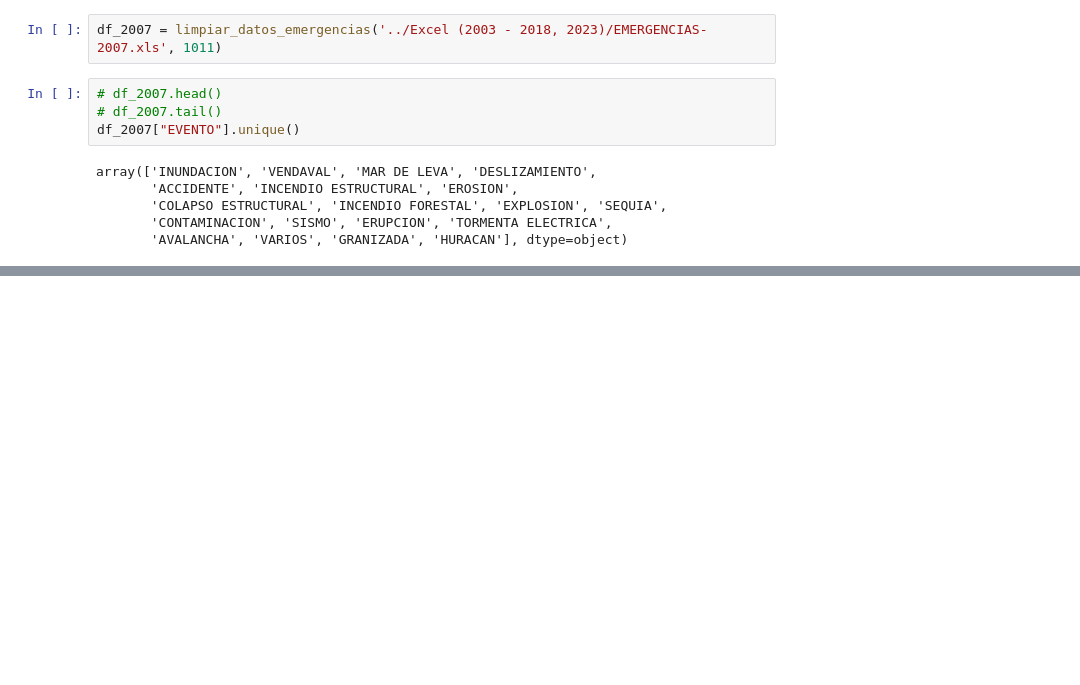
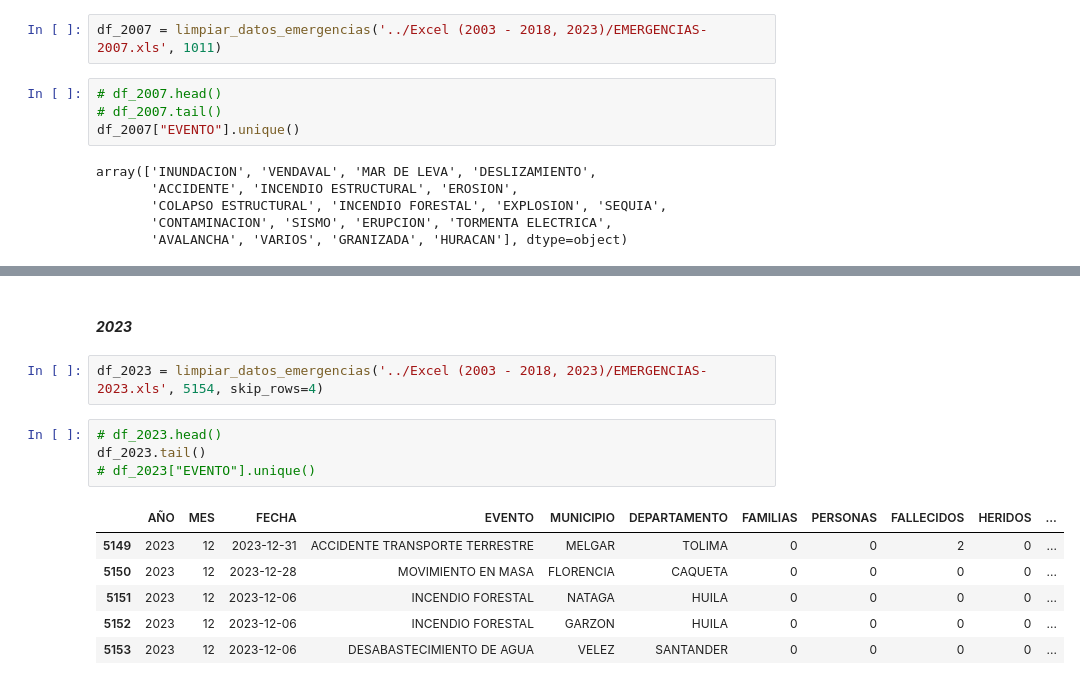
Before and after one commit to JuanRuizIng/Pacific-Data-Analytics, a Jupyter notebook: Emergencias/Notebooks/emergenciasExcel_limpieza.ipynb, the cells around one changed output, grey strips where cells are left out. Drawn from its saved outputs; the diff is of its cells as text; blank space fills up the shorter version.

```diff
--- a/Emergencias/Notebooks/emergenciasExcel_limpieza.ipynb
+++ b/Emergencias/Notebooks/emergenciasExcel_limpieza.ipynb
@@ -148,0 +338,15 @@ array(['INUNDACION', 'VENDAVAL', 'MAR DE LEVA', 'DESLIZAMIENTO',
+# %% [markdown]
+#### ***2023***
+# %%
+df_2023 = limpiar_datos_emergencias('../Excel (2003 - 2018, 2023)/EMERGENCIAS-2023.xls', 5154, skip_rows=4)
+# %%
+# df_2023.head()
+df_2023.tail()
+# df_2023["EVENTO"].unique()
+# %% [output]
+|  | AÑO | MES | FECHA | EVENTO | MUNICIPIO | DEPARTAMENTO | FAMILIAS | PERSONAS | FALLECIDOS | HERIDOS | ... |
+| 5149 | 2023 | 12 | 2023-12-31 | ACCIDENTE TRANSPORTE TERRESTRE | MELGAR | TOLIMA | 0 | 0 | 2 | 0 | ... |
+| 5150 | 2023 | 12 | 2023-12-28 | MOVIMIENTO EN MASA | FLORENCIA | CAQUETA | 0 | 0 | 0 | 0 | ... |
+| 5151 | 2023 | 12 | 2023-12-06 | INCENDIO FORESTAL | NATAGA | HUILA | 0 | 0 | 0 | 0 | ... |
+| 5152 | 2023 | 12 | 2023-12-06 | INCENDIO FORESTAL | GARZON | HUILA | 0 | 0 | 0 | 0 | ... |
+| 5153 | 2023 | 12 | 2023-12-06 | DESABASTECIMIENTO DE AGUA | VELEZ | SANTANDER | 0 | 0 | 0 | 0 | ... |
```
Also changed, not shown: parts of 43 cells of this notebook.
